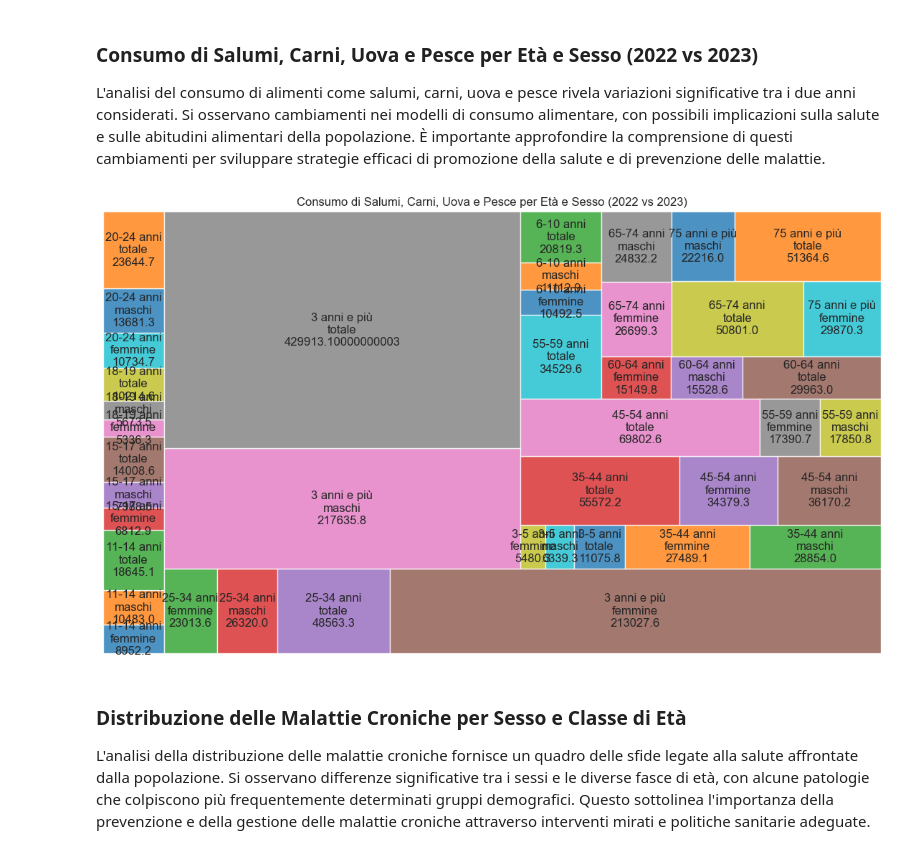
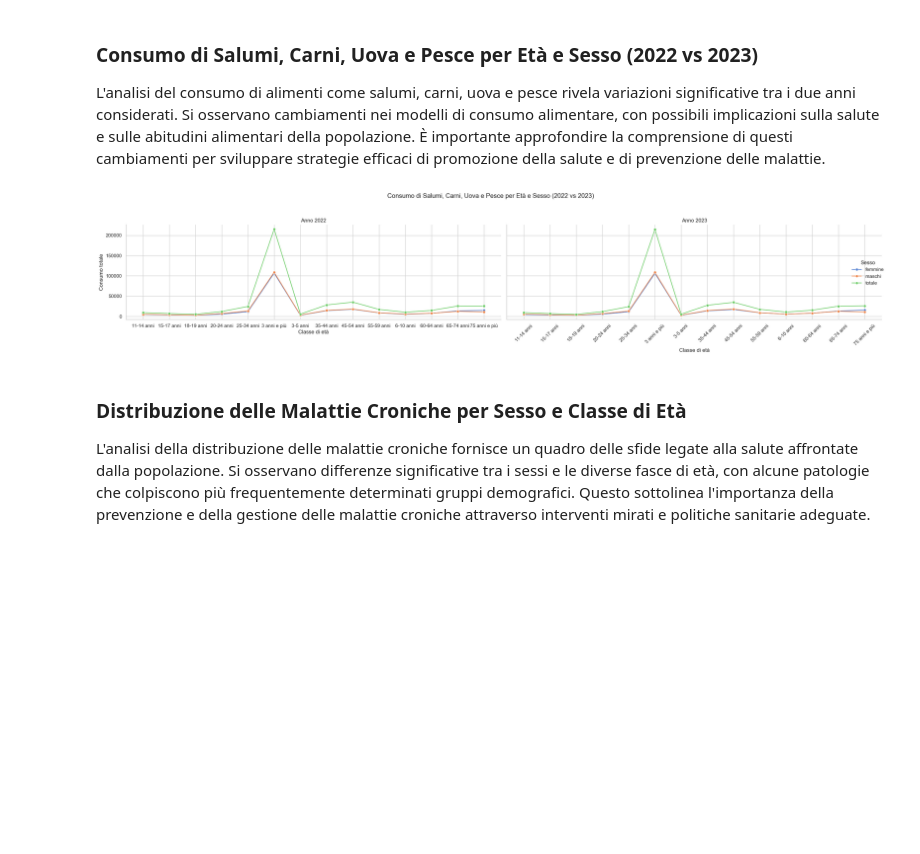
Before and after one commit to Umberto194/analisi-salute-alimentazione-2024, a Jupyter notebook: analisys.ipynb, the cells around one changed output. Drawn from its saved outputs; the diff is of its cells as text; code cells hidden in the pictures; blank space fills up the shorter version.

```diff
--- a/analisys.ipynb
+++ b/analisys.ipynb
@@ -125,28 +113,28 @@ L'analisi del consumo di alimenti come salumi, carni, uova e pesce rivela variaz
 # %%
 # Display the first few rows of the dataframe to understand its structure
 df_salumi.head()
 
 # Filtrare i dati per gli anni 2022 e 2023
 df_salumi_filtered = df_salumi[df_salumi['TIME'].isin([2022, 2023])]
 
-# Raggruppare i dati per classe di età e sesso
-df_salumi_grouped = df_salumi_filtered.groupby(['Classe di età', 'Sesso'])['Value'].sum().reset_index()
+# Raggruppare i dati per classe di età, sesso e anno
+df_salumi_grouped = df_salumi_filtered.groupby(['TIME', 'Classe di età', 'Sesso'])['Value'].sum().reset_index()
 
-# Creare un treemap
-plt.figure(figsize=(14, 8))
-sizes = df_salumi_grouped['Value']
-labels = df_salumi_grouped.apply(lambda x: f"{x['Classe di età']}\n{x['Sesso']}\n{x['Value']}", axis=1)
+g = sns.FacetGrid(df_salumi_grouped, col="TIME", hue="Sesso", height=5, aspect=2.4, palette='muted')
+g.map(sns.lineplot, "Classe di età", "Value", marker='o')
+g.add_legend()
 
-# Definire manualmente una mappa dei colori
-colors = ["#1f77b4", "#ff7f0e", "#2ca02c", "#d62728", "#9467bd", "#8c564b", "#e377c2", "#7f7f7f", "#bcbd22", "#17becf"]
+# Aggiungere etichette e titolo
+g.set_axis_labels("Classe di età", "Consumo totale")
+g.set_titles("Anno {col_name}")
+g.fig.suptitle("Consumo di Salumi, Carni, Uova e Pesce per Età e Sesso (2022 vs 2023)", y=1.05)
 
-squarify.plot(sizes=sizes, label=labels, alpha=0.8, color=colors)
-
-plt.title('Consumo di Salumi, Carni, Uova e Pesce per Età e Sesso (2022 vs 2023)')
-plt.axis('off')
+# Mostrare il grafico
+plt.xticks(rotation=45)
+plt.tight_layout()
 plt.show()
 # %% [output]
-[figure, old version]
+[figure, new version]
 # %% [markdown]
 ### Distribuzione delle Malattie Croniche per Sesso e Classe di Età
 L'analisi della distribuzione delle malattie croniche fornisce un quadro delle sfide legate alla salute affrontate dalla popolazione. Si osservano differenze significative tra i sessi e le diverse fasce di età, con alcune patologie che colpiscono più frequentemente determinati gruppi demografici. Questo sottolinea l'importanza della prevenzione e della gestione delle malattie croniche attraverso interventi mirati e politiche sanitarie adeguate.
```
Also changed, not shown: parts of 2 cells of this notebook.
